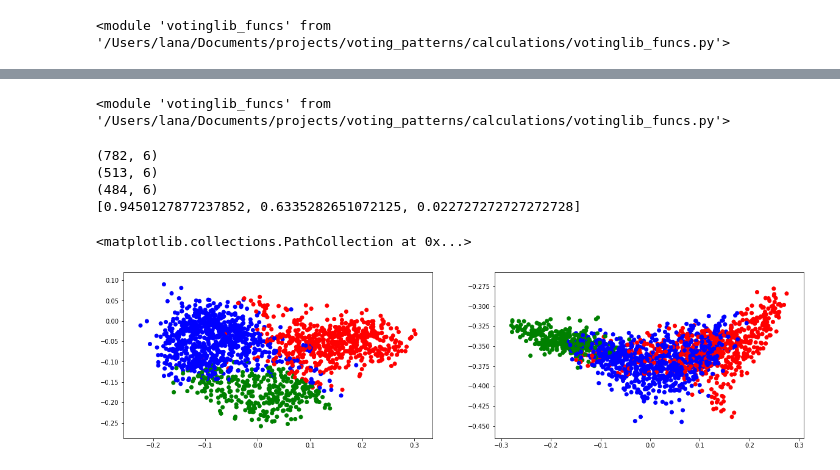
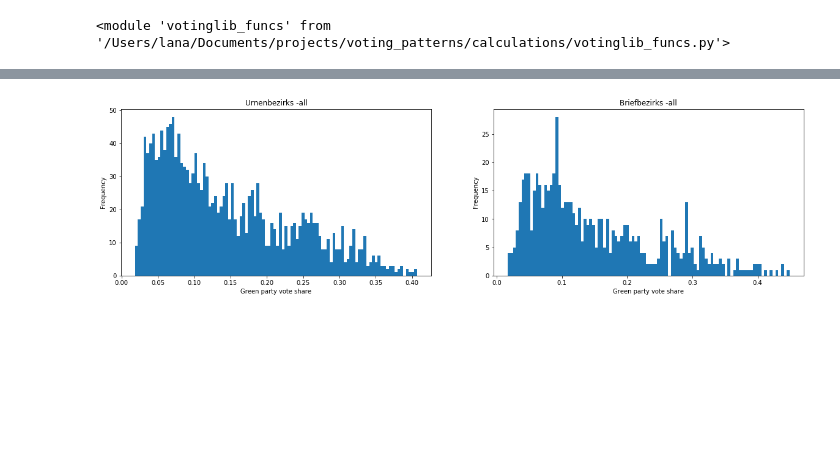
Before and after one commit to Blosberg/Berlin_voting_class, a Jupyter notebook: calculations/Berlin_votes_2015.ipynb, the cells around one changed output, grey strips where cells are left out. Saved outputs shown, nothing was run; the diff lists cells and outputs as text; code cells hidden in the pictures; blank space fills up the shorter version.

```diff
--- a/calculations/Berlin_votes_2015.ipynb
+++ b/calculations/Berlin_votes_2015.ipynb
@@ -21,0 +73,8 @@ Vote_data_path = "./source_data/DL_BE_AB2016_V2_formatted.txt"
+# %%
+# create a normalized table of normalized Vote shares amongst major parties (and an "Other" col.):
+VS_urn_all   = vf.get_normal_maj_VS( Data_Urn,   major_parties, minor_parties, add_other = True )
+VS_brief_all = vf.get_normal_maj_VS( Data_Brief, major_parties, minor_parties, add_other = True )
+
+# create numpy-array versions:
+VS_urn_all_np      = VS_urn_all.values.copy()
+VS_brief_all_np    = VS_brief_all.values.copy()
@@ -187,27 +108,0 @@ p2.set(xlabel= 'PC1', ylabel='PC2', title="PC-rotation")
-# %%
-reload(vf)
-# %% [output]
-<module 'votinglib_funcs' from '/Users/lana/Documents/projects/voting_patterns/calculations/votinglib_funcs.py'>
-# %%
-clustercode_2, percW_2 = vf.cleanclusters( 2, VS_urn, OW_urn )
-clustercode_3, percW_3 = vf.cleanclusters( 3, VS_urn, OW_urn )
-
-C0 =  VS_urn_np[ clustercode_3 == 0, :]
-C1 =  VS_urn_np[ clustercode_3 == 1, :]
-C2 =  VS_urn_np[ clustercode_3 == 2, :]
-
-print(C0.shape)
-print(C1.shape)
-print(C2.shape)
-print( percW_3)
-
-C02        = np.mean(C2, axis=0)-np.mean(C0, axis=0)
-C02_normed = C02/vf.norm(C02)
-
-C01        = np.mean(C2, axis=0)-np.mean(C1, axis=0)
-C01_normed = C01/vf.norm(C01)
-# %% [output]
-(782, 6)
-(513, 6)
-(484, 6)
-[0.9450127877237852, 0.6335282651072125, 0.022727272727272728]
@@ -221,13 +109,19 @@ DU_rot_C02 = vf.rotate_data_along_vec_PCs( VS_urn_np, C02_normed )
-# %%
-plt.rcParams['figure.figsize'] = [20, 5]
-fig, (p1, p2) = plt.subplots(1, 2)
-
-p1.scatter( DU_rot_OW[:,0],
-            DU_rot_OW[:,2],
-            c = Gwinner_OW_ccode   )
-p2.scatter( DU_rot_C01[:,0],
-            DU_rot_C01[:,1],
-            c = Gwinner_OW_ccode   )
-# %% [output]
-<matplotlib.collections.PathCollection at 0x...>
-[figure, removed]
+# %%
+plt.rcParams['figure.figsize'] = [20, 5]
+fig, (p1, p2) = plt.subplots(1, 2)
+
+p1.hist( VS_urn_all ["GRÜNE"],
+         bins = 100)
+p1.set( xlabel = "Green party vote share",
+        ylabel =  "Frequency",
+        title  = "Urnenbezirks -all")
+
+p2.hist( VS_brief_all ["GRÜNE"],
+         bins = 100)
+p2.set( xlabel = "Green party vote share",
+        ylabel =  "Frequency",
+        title  = "Briefbezirks -all")
+
+plt.savefig("images/Green_support_hist")
+# %% [output]
+[figure, added]
```
Also changed, not shown: parts of 43 cells of this notebook, 1 other file.
